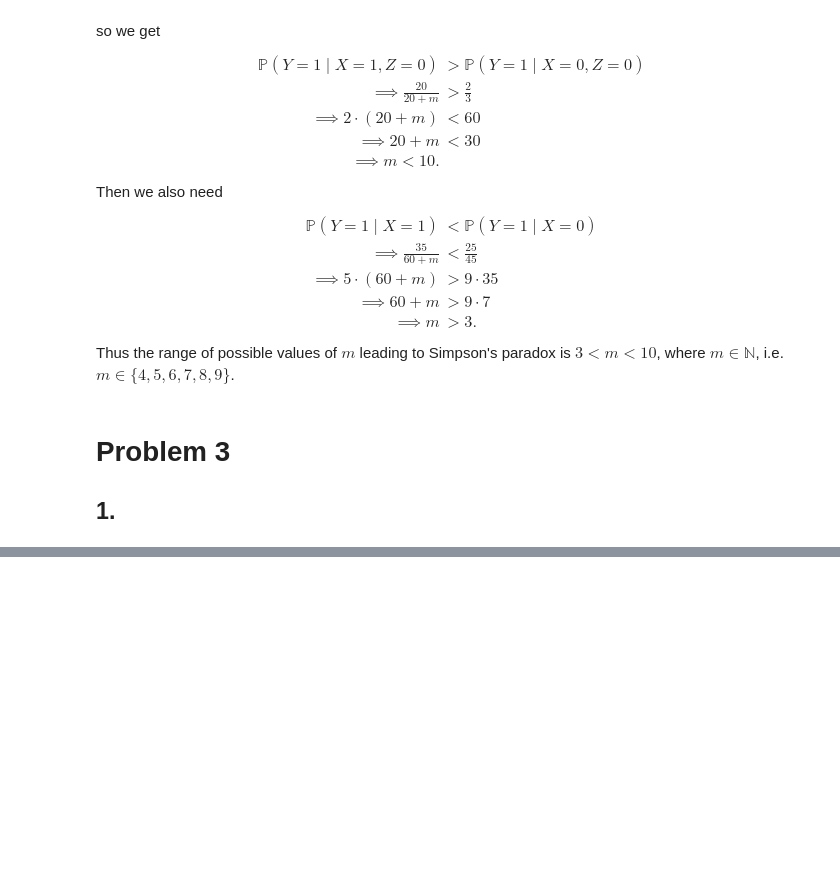
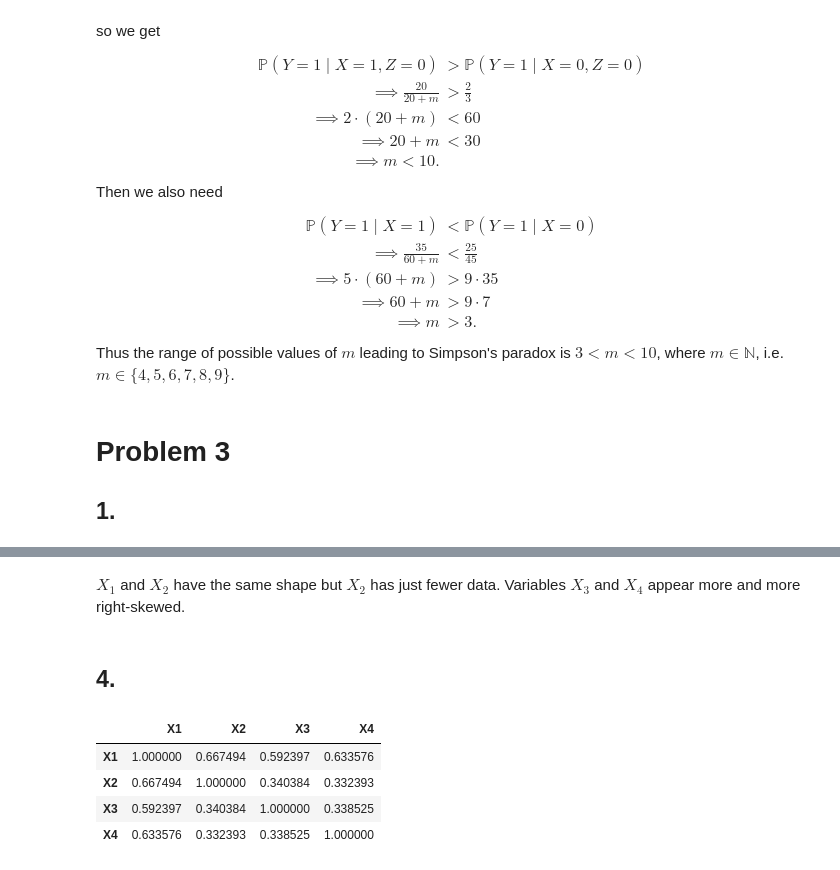
Before and after one commit to macpalor/statistics-for-data-science, a Jupyter notebook: exercise6.ipynb, the cells around one changed output, grey strips where cells are left out. Drawn from its saved outputs; the diff is of its cells as text; code cells hidden in the pictures; blank space fills up the shorter version.

```diff
--- a/exercise6.ipynb
+++ b/exercise6.ipynb
@@ -58,0 +109,12 @@ Thus the range of possible values of $m$ leading to Simpson's paradox is $3<m<10
+# %% [markdown]
+$X_1$ and $X_2$ have the same shape but $X_2$ has just fewer data. Variables $X_3$ and $X_4$ appear more and more right-skewed.
+# %% [markdown]
+## 4.
+# %%
+data.dropna().corr() # complete
+# %% [output]
+|  | X1 | X2 | X3 | X4 |
+| X1 | 1.000000 | 0.667494 | 0.592397 | 0.633576 |
+| X2 | 0.667494 | 1.000000 | 0.340384 | 0.332393 |
+| X3 | 0.592397 | 0.340384 | 1.000000 | 0.338525 |
+| X4 | 0.633576 | 0.332393 | 0.338525 | 1.000000 |
```
Also changed, not shown: parts of 12 cells of this notebook.
